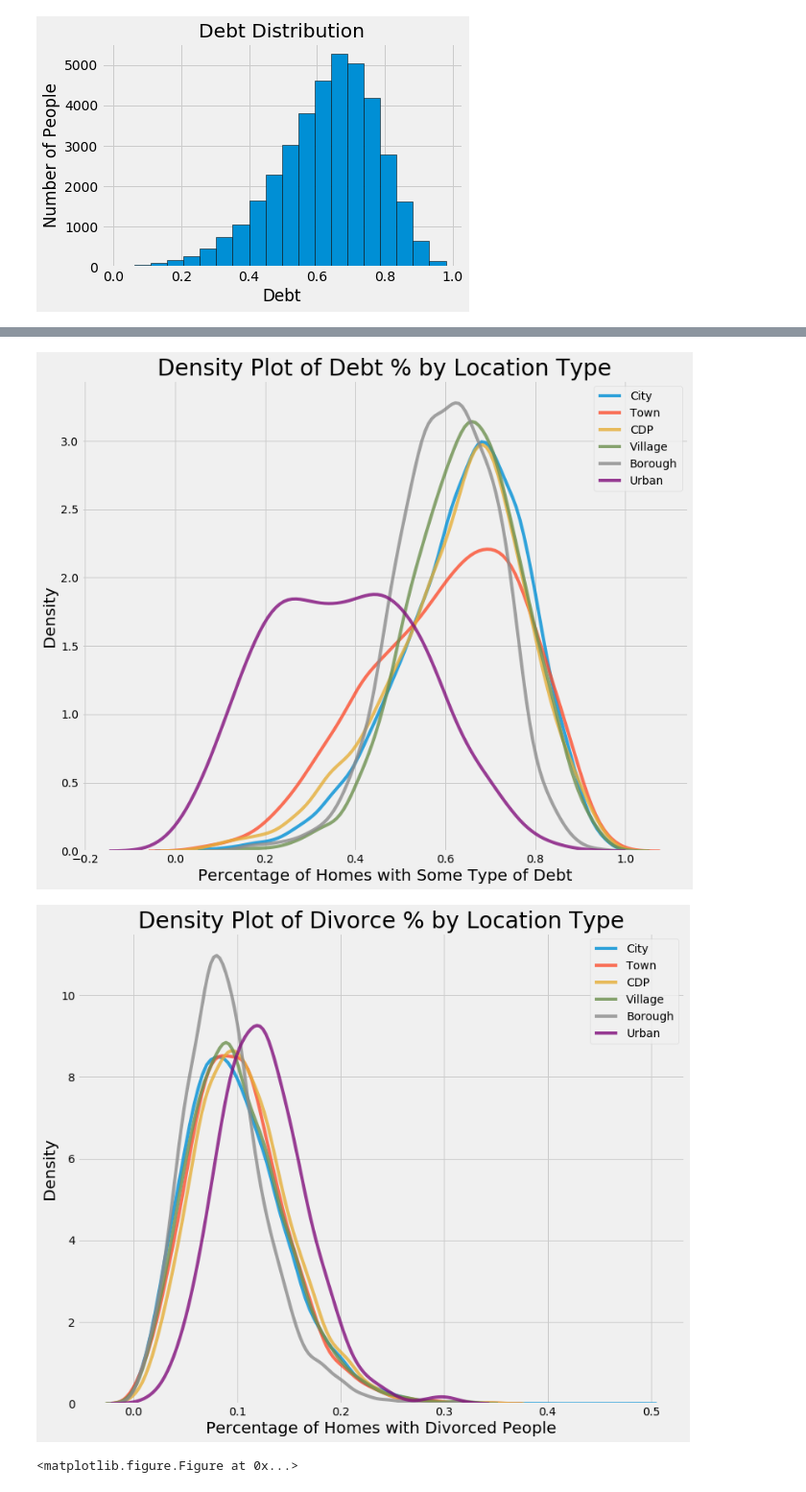
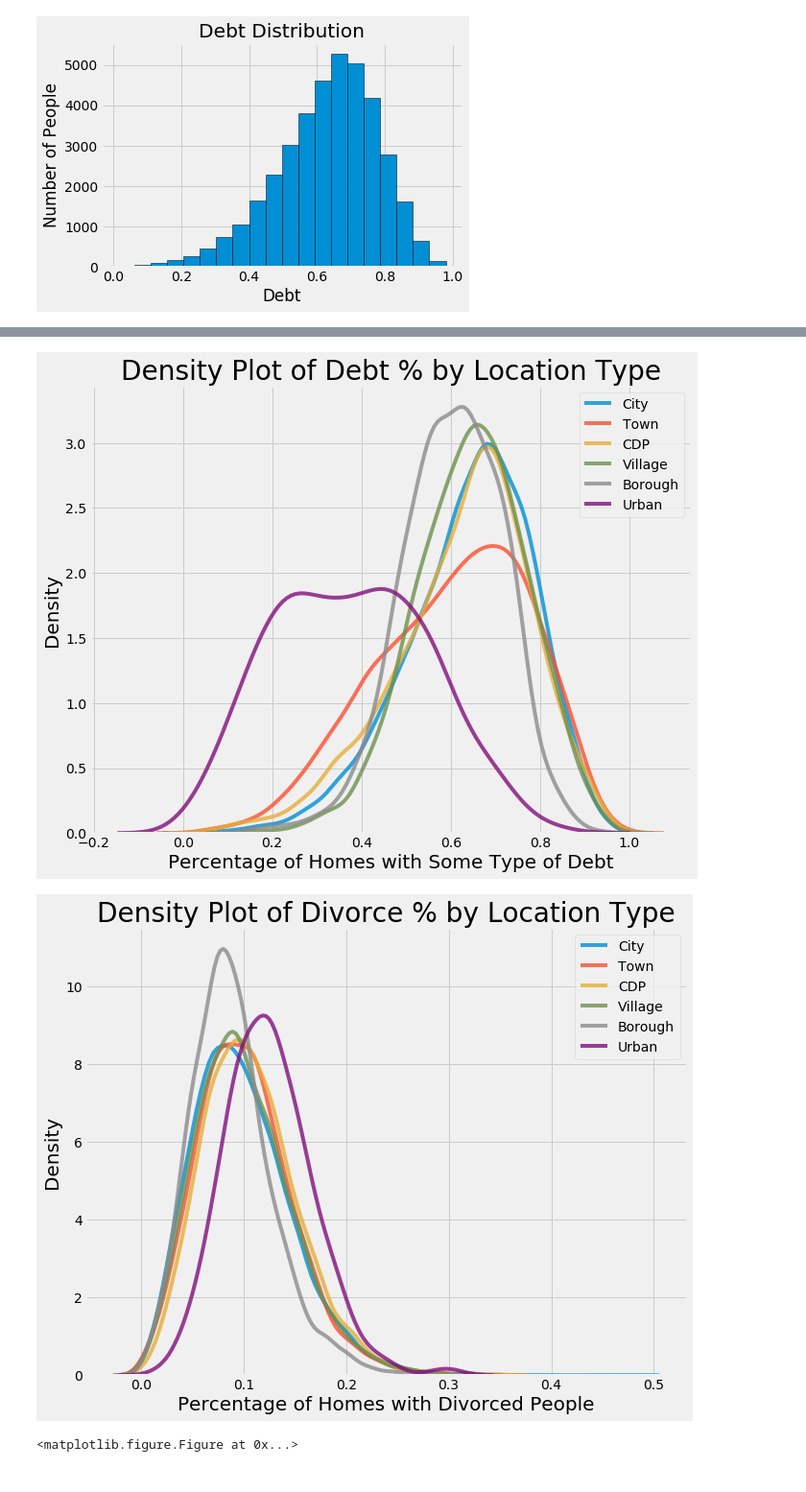
Before and after one commit to Empiah/US-Statistics, a Jupyter notebook: US Statistics Notebook.ipynb, the cells around one changed output, grey strips where cells are left out. Shown: that part at 96% size. Saved outputs shown, nothing was run; the diff lists cells and outputs as text; code cells hidden in the pictures.

```diff
--- a/US Statistics Notebook.ipynb
+++ b/US Statistics Notebook.ipynb
@@ -19,3 +24,9 @@ df.head()
 | 220345 | NaN | 140 | 20 | 2 | Alaska | AK | Anchorage | Point Mackenzie | City | tract | ... | ... |
 | 220347 | NaN | 140 | 20 | 2 | Alaska | AK | Anchorage | Anchorage | City | tract | ... | ... |
 5 rows × 79 columns
+# %%
+df = df[df.columns.drop(list(df.filter(regex='mean')))]
+df = df[df.columns.drop(list(df.filter(regex='rent_gt')))]
+df = df[df.columns.drop(list(df.filter(regex='sample')))]
+df = df[df.columns.drop(list(df.filter(regex='stdev')))]
+df.drop(['BLOCKID','COUNTYID','STATEID','SUMLEVEL'], axis=1, inplace=True)
@@ -42,5 +57,3 @@ Length: 79, dtype: int64
-# %%
-df.drop(['BLOCKID'], axis=1, inplace=True)
 # %%
 df = df.dropna()
 # %%
@@ -99,7 +112,7 @@ location_type = location_type['type'].value_counts()
 location_type = list(location_type[location_type.values > 100].index)
 
 # Plot of distribution of scores for building categories
-plt.figure(figsize=(12, 10))
+plt.figure(figsize=(10, 8))
 
 # Plot each building
 for location in location_type:
@@ -114,30 +127,30 @@ for location in location_type:
 plt.xlabel('Percentage of Homes with Some Type of Debt', size = 20); plt.ylabel('Density', size = 20);
 plt.title('Density Plot of Debt % by Location Type', size = 28);
 # %% [output]
-[figure, old version]
+[figure, new version]
 # %%
 # Create a list of boroughs with more than 100 observations
 location_type_div = df.dropna(subset=['divorced'])
 location_type_div = location_type_div['type'].value_counts()
 location_type_div = list(location_type_div[location_type_div.values > 100].index)
 
 # Plot of distribution of scores for building categories
-plt.figure(figsize=(12, 10))
+plt.figure(figsize=(10, 8))
 
 # Plot each building
 for location in location_type_div:
     # Select the building type
     subset = df[df['type'] == location]
 
     # Density plot of Energy Star scores
     sns.kdeplot(subset['divorced'].dropna(),
                label = location, shade = False, alpha = 0.8);
 
 # label the plot
 plt.xlabel('Percentage of Homes with Divorced People', size = 20); plt.ylabel('Density', size = 20);
 plt.title('Density Plot of Divorce % by Location Type', size = 28);
 # %% [output]
-[figure, old version]
+[figure, new version]
 # %%
 # Create a list of boroughs with more than 100 observations
 features = df.dropna(subset=['pop'])
```
Also changed, not shown: parts of 12 cells of this notebook, 1 other file.
